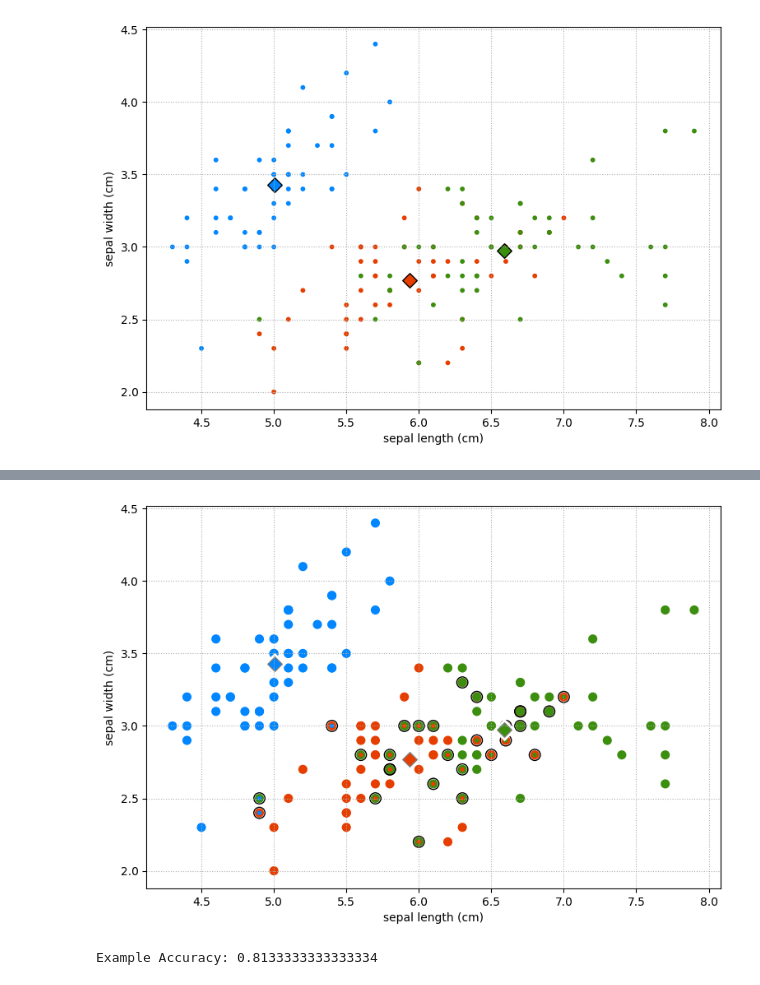
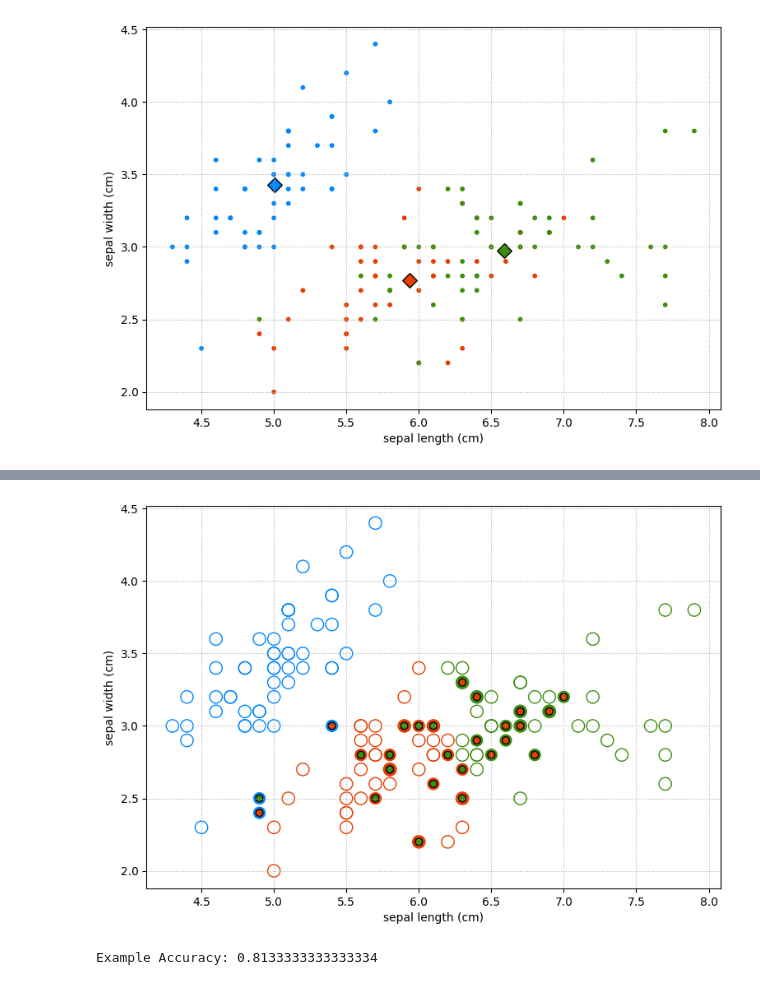
Before and after one commit to w4k2/umlc, a Jupyter notebook: live_coding/00_klasyfikacja/notebook.ipynb, the cells around one changed output, grey strips where cells are left out. Cells and saved outputs as stored; diff of their text form; code cells hidden in the pictures.

```diff
--- a/live_coding/00_klasyfikacja/notebook.ipynb
+++ b/live_coding/00_klasyfikacja/notebook.ipynb
@@ -108,21 +190,26 @@ ax.grid(True, ls=':')
 # %%
 fig, ax = plt.subplots(1, 1, figsize=(1.5 * BW, 1.5 * BW))
 
-x_labels = nearest_centroid(x, centroids)
+y_pred = nearest_centroid(x, centroids)
 
-ax.scatter(*x.T, c=colors[x_labels], edgecolors=colors[y], linewidth=2)
-ax.scatter(*x[y != x_labels].T, c='none', edgecolors='k', s=95)
+correct_map = (y == y_pred)
+incorrect_map = (y != y_pred)
 
-for c, center in zip(colors, centroids):
-    ax.scatter(*center, marker="D", s=170, facecolor='w')
-    ax.scatter(*center, marker="D", s=80, facecolor=c, edgecolors='gray')
+ax.scatter(*x[correct_map].T, c='none', edgecolors=colors[y[correct_map]], s=120)
+
+ax.scatter(*x[incorrect_map].T, c=colors[y_pred[incorrect_map]], edgecolors='none', s=120)
+ax.scatter(*x[incorrect_map].T, c=colors[y[incorrect_map]], edgecolors='k', s=40)
+
+# for c, center in zip(colors, centroids):
+#     ax.scatter(*center, marker="D", s=20, facecolor='w')
+#     ax.scatter(*center, marker="D", s=30, facecolor=c, edgecolors='gray')
 
 ax.set_xlabel(feature_names[selected_features[0]])
 ax.set_ylabel(feature_names[selected_features[1]])
 ax.set_aspect('equal')
 ax.grid(True, ls=':')
 # %% [output]
-[figure, old version]
+[figure, new version]
 # %%
 total_samples = len(x)
 x_correct = np.sum(y_pred == y)
```
Also changed, not shown: parts of 23 cells of this notebook, 11 other files.
